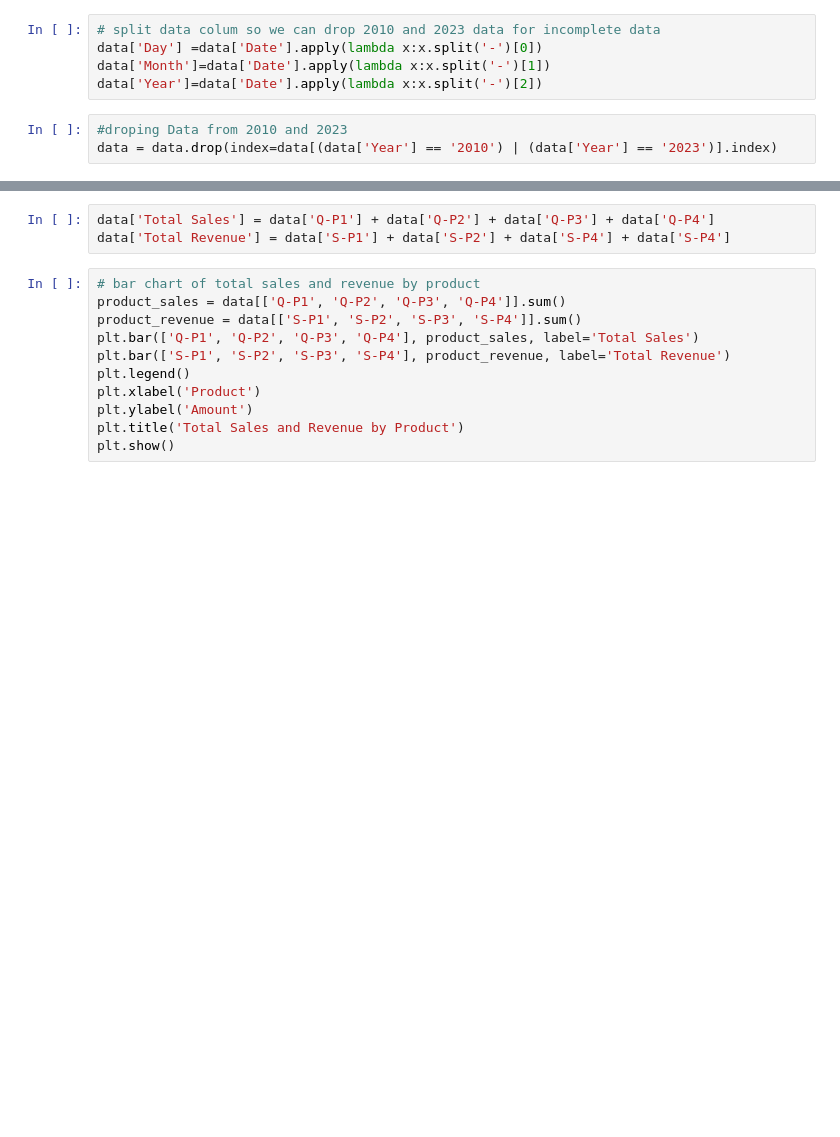
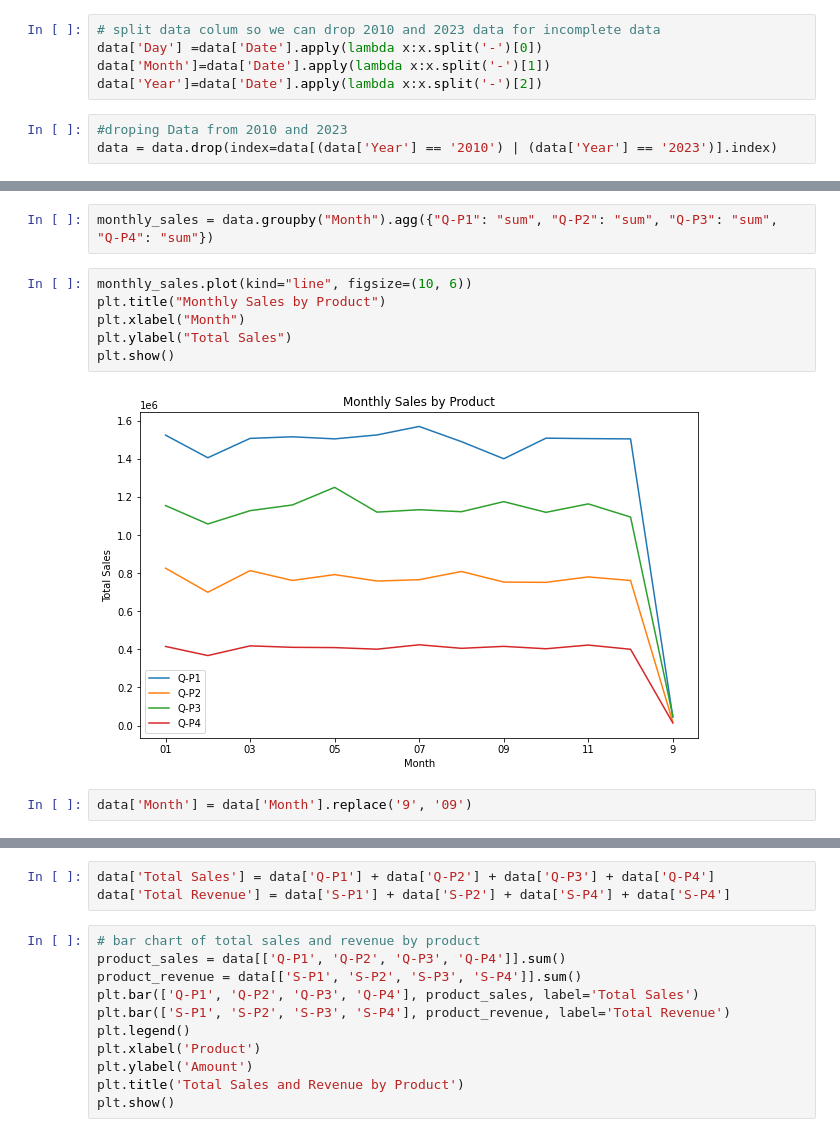
Before and after one commit to chandru1003/Data--Projects, a Jupyter notebook: Product Sales Data/product-sales-data.ipynb, the cells around one changed output, grey strips where cells are left out. Cells and saved outputs as stored; diff of their text form; blank space fills up the shorter version.

```diff
--- a/Product Sales Data/product-sales-data.ipynb
+++ b/Product Sales Data/product-sales-data.ipynb
@@ -79,0 +103,12 @@ data.head(-1)
+# %%
+monthly_sales = data.groupby("Month").agg({"Q-P1": "sum", "Q-P2": "sum", "Q-P3": "sum", "Q-P4": "sum"})
+# %%
+monthly_sales.plot(kind="line", figsize=(10, 6))
+plt.title("Monthly Sales by Product")
+plt.xlabel("Month")
+plt.ylabel("Total Sales")
+plt.show()
+# %% [output]
+[figure, added]
+# %%
+data['Month'] = data['Month'].replace('9', '09')
```
Also changed, not shown: parts of 9 cells of this notebook.
